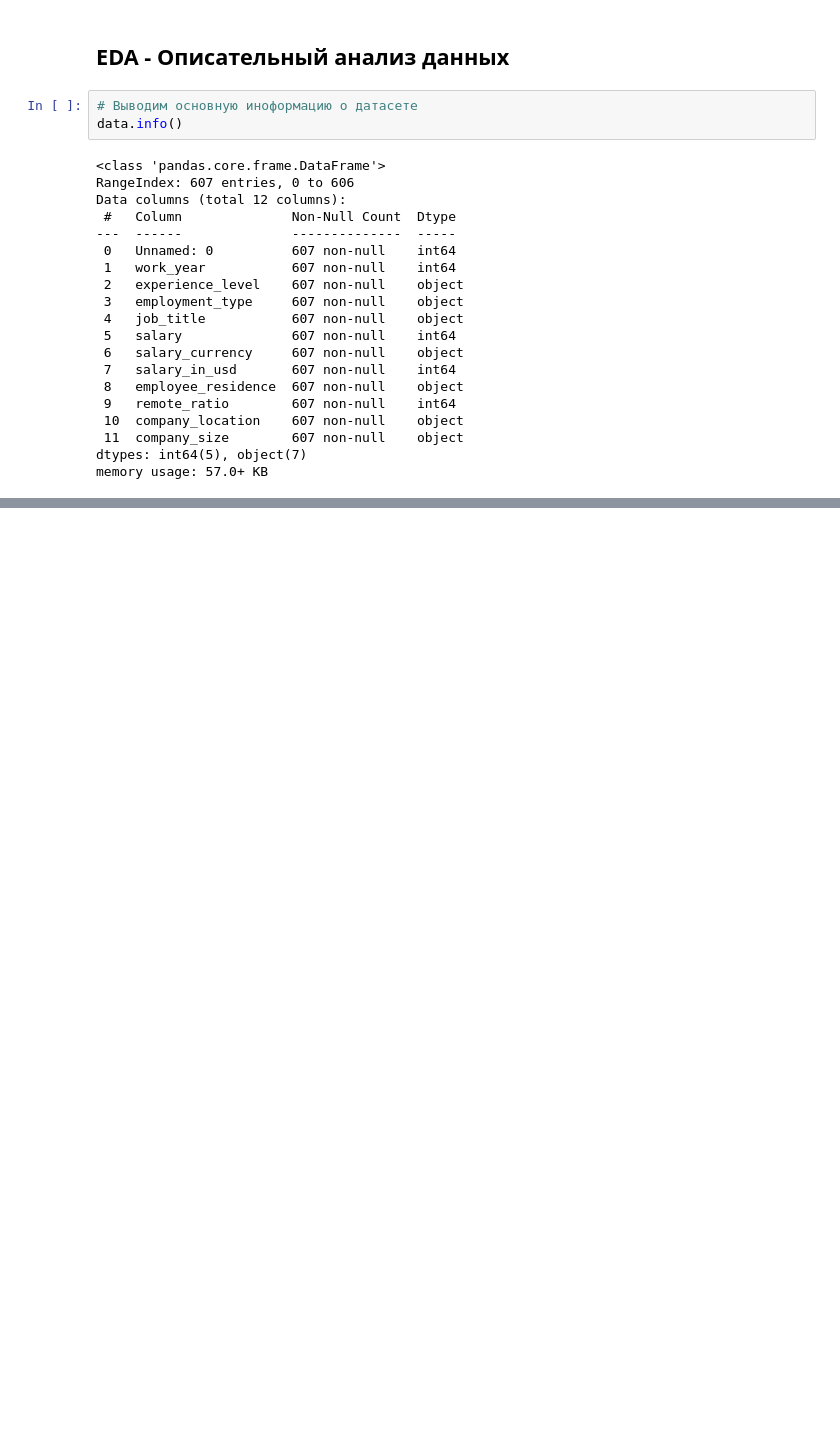
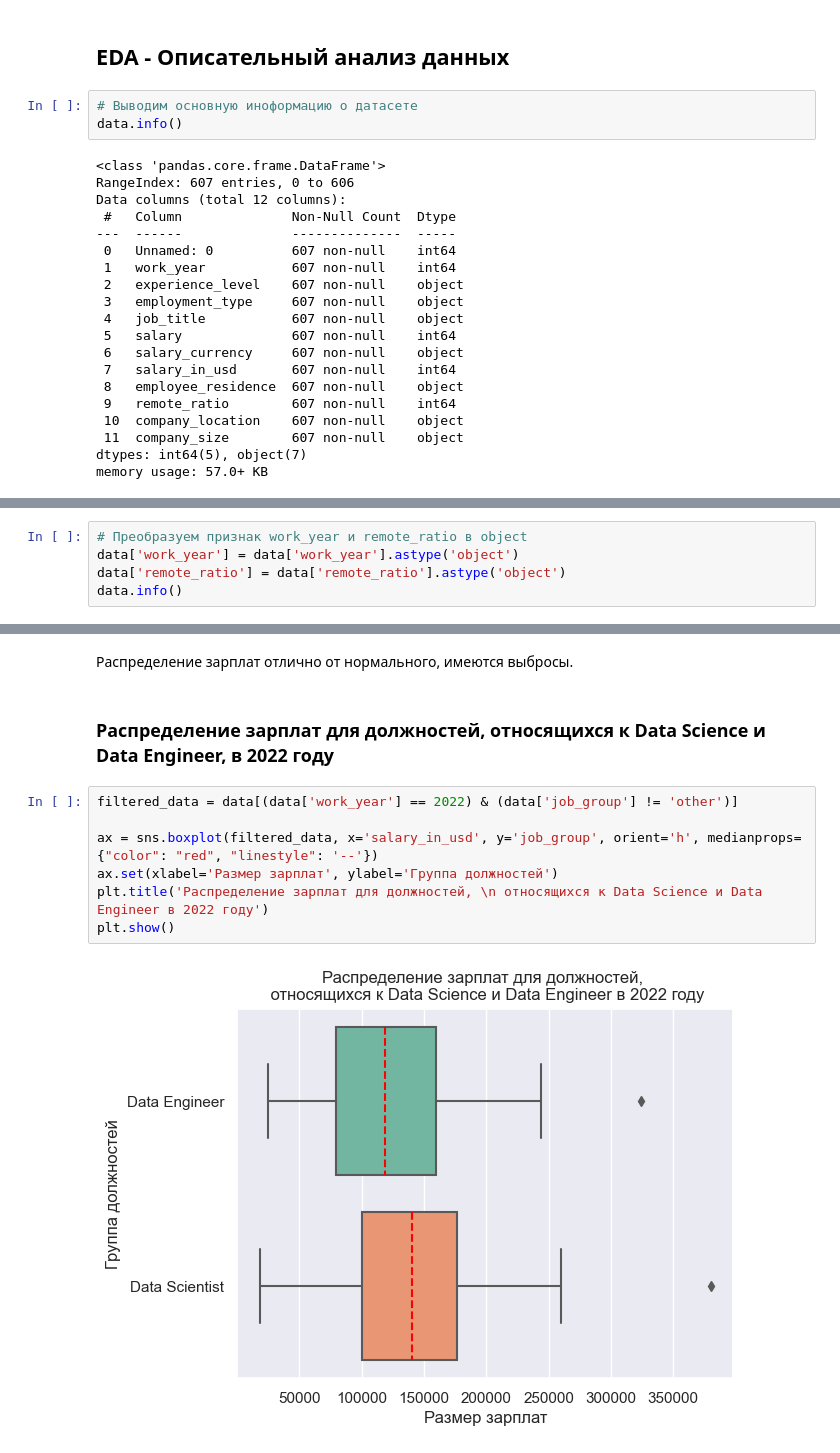
Before and after one commit to DenisBaburin/ds_school_148, a Jupyter notebook: DS_school/EDA-4_Статистические тесты/EDA-4_Статистические тесты_практика.ipynb, the cells around one changed output, grey strips where cells are left out. Drawn from its saved outputs; the diff is of its cells as text; blank space fills up the shorter version.

```diff
--- a/DS_school/EDA-4_Статистические тесты/EDA-4_Статистические тесты_практика.ipynb
+++ b/DS_school/EDA-4_Статистические тесты/EDA-4_Статистические тесты_практика.ipynb
@@ -62,0 +146,5 @@ memory usage: 57.0+ KB
+# %%
+# Преобразуем признак work_year и remote_ratio в object
+data['work_year'] = data['work_year'].astype('object')
+data['remote_ratio'] = data['remote_ratio'].astype('object')
+data.info()
@@ -70,0 +231,13 @@ data[data.duplicated()]
+# %% [markdown]
+Распределение зарплат отлично от нормального, имеются выбросы.
+# %% [markdown]
+### Распределение зарплат для должностей, относящихся к Data Science и Data Engineer, в 2022 году
+# %%
+filtered_data = data[(data['work_year'] == 2022) & (data['job_group'] != 'other')]
+
+ax = sns.boxplot(filtered_data, x='salary_in_usd', y='job_group', orient='h', medianprops={"color": "red", "linestyle": '--'})
+ax.set(xlabel='Размер зарплат', ylabel='Группа должностей')
+plt.title('Распределение зарплат для должностей, \n относящихся к Data Science и Data Engineer в 2022 году')
+plt.show()
+# %% [output]
+[figure, added]
```
Also changed, not shown: parts of 39 cells of this notebook.
